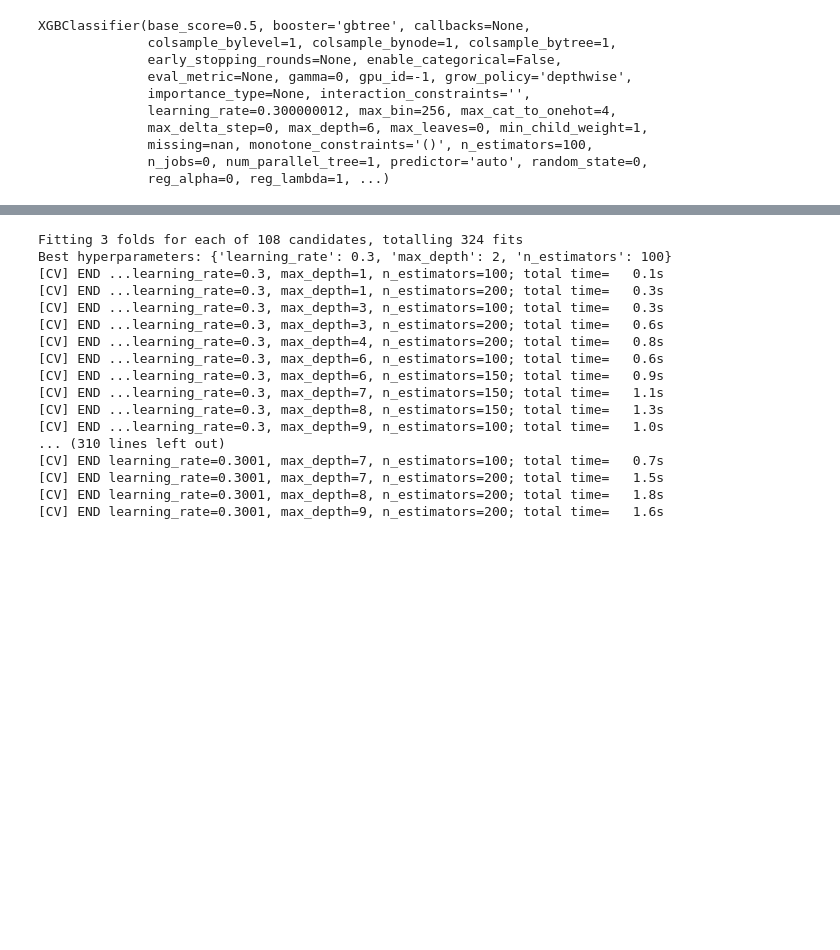
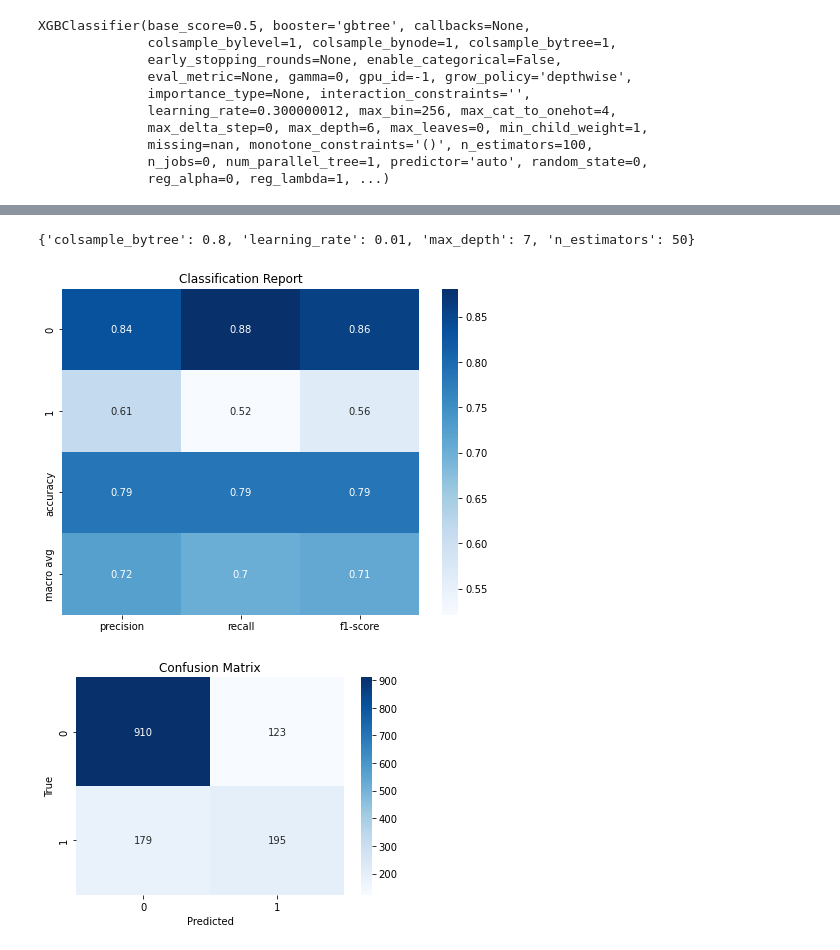
Before and after one commit to SatyaSai5122/Ensemble-Techniques-Project, a Jupyter notebook: Ensemble Project Report.ipynb, the cells around one changed output, grey strips where cells are left out. Saved outputs shown, nothing was run; the diff lists cells and outputs as text; code cells hidden in the pictures; blank space fills up the shorter version.

```diff
--- a/Ensemble Project Report.ipynb
+++ b/Ensemble Project Report.ipynb
@@ -337,38 +326,53 @@ print(recall_score(y_test,y_pred))
 # %%
 from sklearn.model_selection import GridSearchCV
 
 # Define the parameter grid
-param_grid = {
-    'n_estimators': [100, 150, 200],
-    'max_depth': [1,2,3,4,5,6,7,8,9],
-    'learning_rate': [0.3, 0.31, 0.301,0.3001],
-
+params = {
+    'n_estimators':[50,100,150],
+    'learning_rate': [0.01, 0.1, 0.5],
+    'max_depth': [3, 5, 7],
+    'colsample_bytree': [0.2, 0.4, 0.6, 0.8],
+    #'subsample': [0.5, 0.7, 0.9]
 }
 
 # Create an XGBoost classifier object
 xgb_model = xgb.XGBClassifier()
 
-# Perform a grid search to find the best hyperparameters
-grid = GridSearchCV(xgb_model, param_grid, cv=3, n_jobs=-1, verbose=2)
-grid.fit(X_train, y_train)
+# Create the GridSearchCV object
+grid_search = GridSearchCV(xgb_model, params, cv=5, scoring='recall', n_jobs=-1)
 
-# Print the best hyperparameters
-print('Best hyperparameters:', grid.best_params_)
+# Fit the GridSearchCV object on the training data
+grid_search.fit(X_train, y_train)
+
+# Print the best hyperparameters found by GridSearchCV
+print(grid_search.best_params_)
+
+# Use the best model to make predictions on the validation set
+y_pred = grid_search.predict(X_test)
+
+# Evaluate the performance of the best model on the validation set
+report=classification_report(y_test, y_pred, output_dict=True)
+# Convert report to a pandas dataframe
+df_report = pd.DataFrame(report).transpose()
+
+# Plot heatmap
+plt.figure(figsize=(8, 6))
+sns.heatmap(df_report.iloc[:-1, :-1], annot=True, cmap='Blues')
+plt.title('Classification Report')
+plt.show()
+
+
+# Generate confusion matrix
+cm = confusion_matrix(y_test, y_pred)
+
+# Plot heatmap
+plt.figure(figsize=(6, 4))
+sns.heatmap(cm, annot=True, cmap='Blues',fmt='d')
+plt.title('Confusion Matrix')
+plt.xlabel('Predicted')
+plt.ylabel('True')
+plt.show()
 # %% [output]
-Fitting 3 folds for each of 108 candidates, totalling 324 fits
-Best hyperparameters: {'learning_rate': 0.3, 'max_depth': 2, 'n_estimators': 100}
-[CV] END ...learning_rate=0.3, max_depth=1, n_estimators=100; total time=   0.1s
-[CV] END ...learning_rate=0.3, max_depth=1, n_estimators=200; total time=   0.3s
-[CV] END ...learning_rate=0.3, max_depth=3, n_estimators=100; total time=   0.3s
-[CV] END ...learning_rate=0.3, max_depth=3, n_estimators=200; total time=   0.6s
-[CV] END ...learning_rate=0.3, max_depth=4, n_estimators=200; total time=   0.8s
-[CV] END ...learning_rate=0.3, max_depth=6, n_estimators=100; total time=   0.6s
-[CV] END ...learning_rate=0.3, max_depth=6, n_estimators=150; total time=   0.9s
-[CV] END ...learning_rate=0.3, max_depth=7, n_estimators=150; total time=   1.1s
-[CV] END ...learning_rate=0.3, max_depth=8, n_estimators=150; total time=   1.3s
-[CV] END ...learning_rate=0.3, max_depth=9, n_estimators=100; total time=   1.0s
-... (310 lines left out)
-[CV] END learning_rate=0.3001, max_depth=7, n_estimators=100; total time=   0.7s
-[CV] END learning_rate=0.3001, max_depth=7, n_estimators=200; total time=   1.5s
-[CV] END learning_rate=0.3001, max_depth=8, n_estimators=200; total time=   1.8s
-[CV] END learning_rate=0.3001, max_depth=9, n_estimators=200; total time=   1.6s
+{'colsample_bytree': 0.8, 'learning_rate': 0.01, 'max_depth': 7, 'n_estimators': 50}
+[figure, added]
+[figure, added]
```
Also changed, not shown: parts of 27 cells of this notebook.
